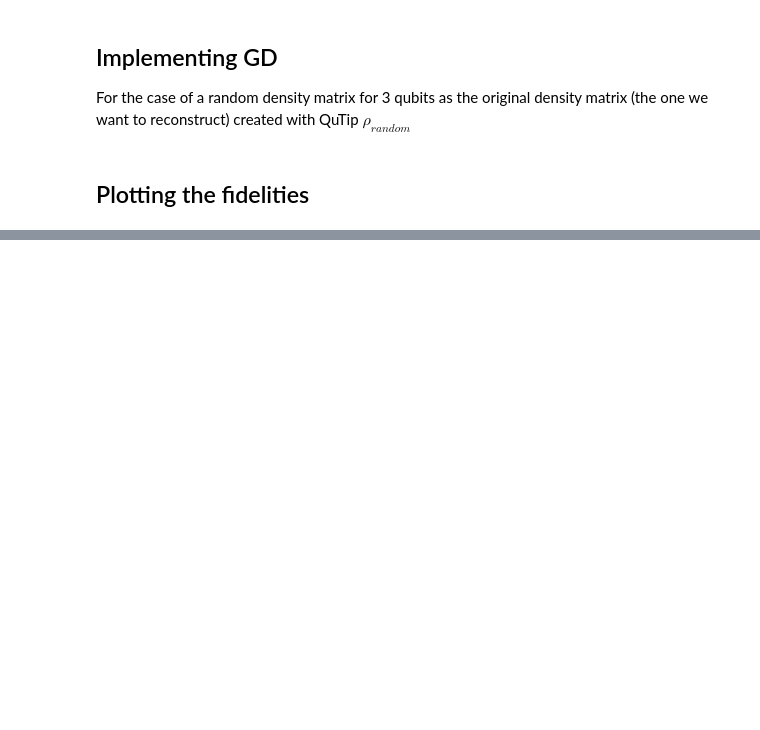
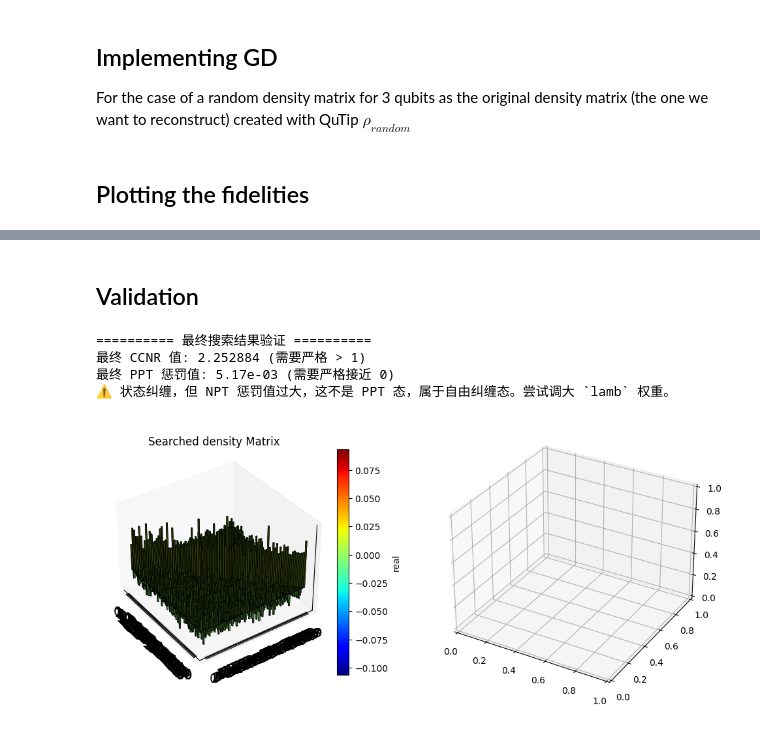
Before and after one commit to randomtofree/GD-QST_calculate, a Jupyter notebook: examples/chol_rank_GD.ipynb, the cells around one changed output, grey strips where cells are left out. Cells and saved outputs as stored; diff of their text form; code cells hidden in the pictures; blank space fills up the shorter version.

```diff
--- a/examples/chol_rank_GD.ipynb
+++ b/examples/chol_rank_GD.ipynb
@@ -317,0 +198,32 @@ plt.show()
+# %% [markdown]
+## Validation
+# %%
+# 重构最终的密度矩阵
+t_dag_t = jnp.matmul(jnp.conj(params_res.T), params_res)
+rho_final = t_dag_t / jnp.trace(t_dag_t)
+
+# Plot the first matrix histogram
+fig, axes = plt.subplots(1, 2, figsize=(12, 6), subplot_kw={"projection": "3d"})
+matrix_histogram(rho_final, ax=axes[0])
+axes[0].set_title("Searched density Matrix")
+
+# 计算最终物理指标
+final_ccnr = calculate_ccnr(rho_final)
+final_ppt_pen = partial_transpose_b_penalty(rho_final)
+
+print("========== 最终搜索结果验证 ==========")
+print(f"最终 CCNR 值: {final_ccnr:.6f} (需要严格 > 1)")
+print(f"最终 PPT 惩罚值: {final_ppt_pen:.2e} (需要严格接近 0)")
+
+if final_ccnr > 1.0 and final_ppt_pen < 1e-7:
+    print("✨ 恭喜！成功寻找到一个潜在的束缚纠缠态 (Bound Entangled State)！")
+elif final_ccnr <= 1.0:
+    print("⚠️ 未发现纠缠。优化器可能陷入了可分态的局部最优。可以尝试更改随机种子或调整 learning rate。")
+else:
+    print("⚠️ 状态纠缠，但 NPT 惩罚值过大，这不是 PPT 态，属于自由纠缠态。尝试调大 `lamb` 权重。")
+# %% [output]
+========== 最终搜索结果验证 ==========
+最终 CCNR 值: 2.252884 (需要严格 > 1)
+最终 PPT 惩罚值: 5.17e-03 (需要严格接近 0)
+⚠️ 状态纠缠，但 NPT 惩罚值过大，这不是 PPT 态，属于自由纠缠态。尝试调大 `lamb` 权重。
+[figure, added]
```
Also changed, not shown: parts of 13 cells of this notebook, 2 other files.
